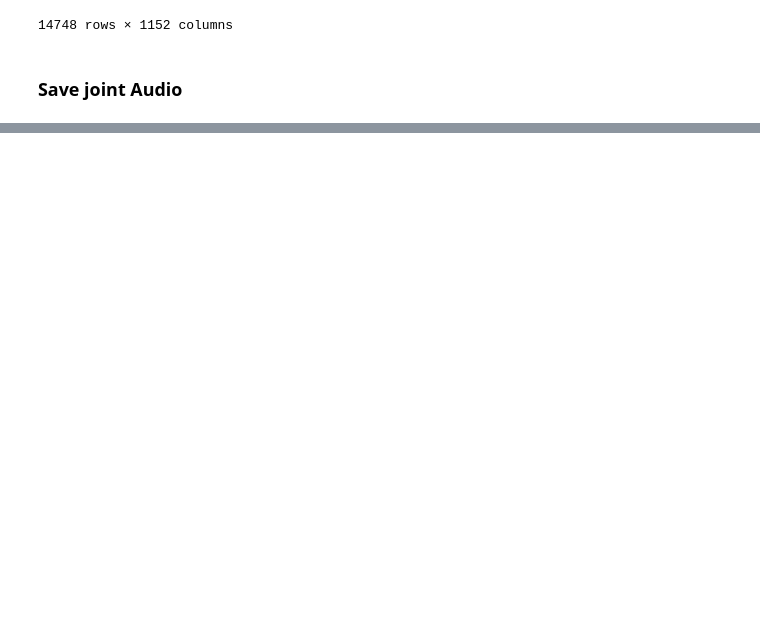
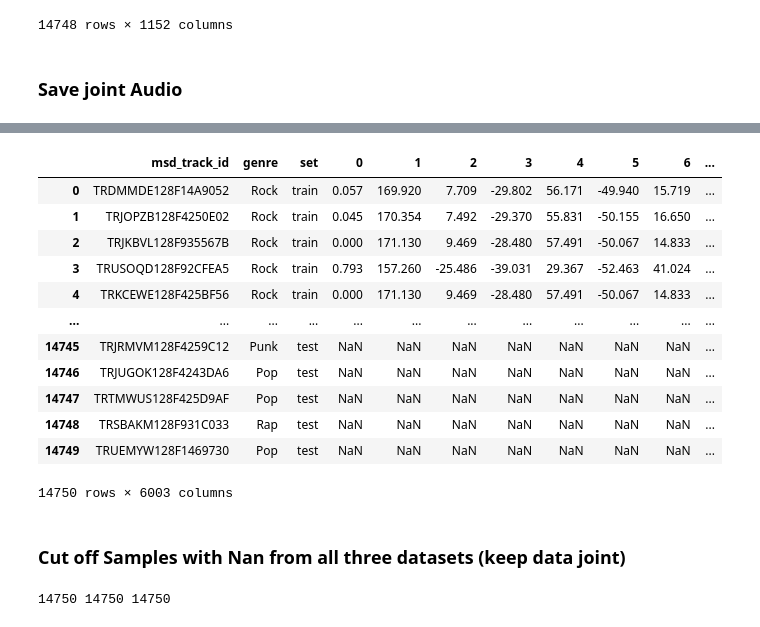
Before and after one commit to SrtaCamelo/I3A_sam, a Jupyter notebook: project_joint_data_treatment.ipynb, the cells around one changed output, grey strips where cells are left out. Cells and saved outputs as stored; diff of their text form; code cells hidden in the pictures; blank space fills up the shorter version.

```diff
--- a/project_joint_data_treatment.ipynb
+++ b/project_joint_data_treatment.ipynb
@@ -212,0 +256,18 @@ joint_img.to_csv('./msdi/mxm/joint_hog.csv',index=False)
+# %%
+joint_audio= pd.concat([msdi_df_info, joint_mfcc], axis=1)
+# %%
+joint_audio
+# %% [output]
+|  | msd_track_id | genre | set | 0 | 1 | 2 | 3 | 4 | 5 | 6 | ... |
+| 0 | TRDMMDE128F14A9052 | Rock | train | 0.057 | 169.920 | 7.709 | -29.802 | 56.171 | -49.940 | 15.719 | ... |
+| 1 | TRJOPZB128F4250E02 | Rock | train | 0.045 | 170.354 | 7.492 | -29.370 | 55.831 | -50.155 | 16.650 | ... |
+| 2 | TRJKBVL128F935567B | Rock | train | 0.000 | 171.130 | 9.469 | -28.480 | 57.491 | -50.067 | 14.833 | ... |
+| 3 | TRUSOQD128F92CFEA5 | Rock | train | 0.793 | 157.260 | -25.486 | -39.031 | 29.367 | -52.463 | 41.024 | ... |
+| 4 | TRKCEWE128F425BF56 | Rock | train | 0.000 | 171.130 | 9.469 | -28.480 | 57.491 | -50.067 | 14.833 | ... |
+| ... | ... | ... | ... | ... | ... | ... | ... | ... | ... | ... | ... |
+| 14745 | TRJRMVM128F4259C12 | Punk | test | NaN | NaN | NaN | NaN | NaN | NaN | NaN | ... |
+| 14746 | TRJUGOK128F4243DA6 | Pop | test | NaN | NaN | NaN | NaN | NaN | NaN | NaN | ... |
+| 14747 | TRTMWUS128F425D9AF | Pop | test | NaN | NaN | NaN | NaN | NaN | NaN | NaN | ... |
+| 14748 | TRSBAKM128F931C033 | Rap | test | NaN | NaN | NaN | NaN | NaN | NaN | NaN | ... |
+| 14749 | TRUEMYW128F1469730 | Pop | test | NaN | NaN | NaN | NaN | NaN | NaN | NaN | ... |
+14750 rows × 6003 columns
@@ -212,0 +276,2 @@ joint_img.to_csv('./msdi/mxm/joint_hog.csv',index=False)
+# %% [markdown]
+### Cut off Samples with Nan from all three datasets (keep data joint)
@@ -212,0 +282,4 @@ joint_img.to_csv('./msdi/mxm/joint_hog.csv',index=False)
+# %%
+print(len(text_data),len(img_data),len(audio_data))
+# %% [output]
+14750 14750 14750
```
Also changed, not shown: parts of 18 cells of this notebook.
